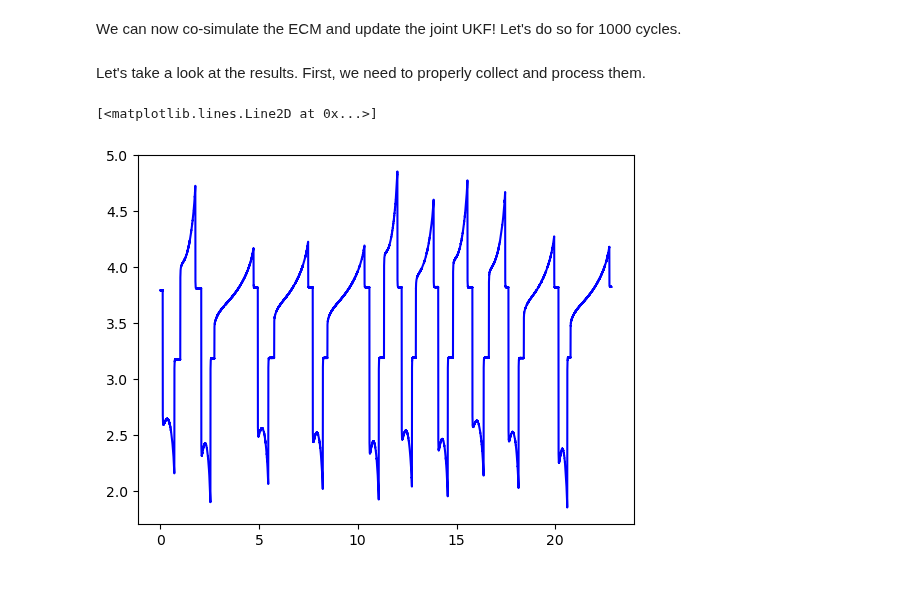
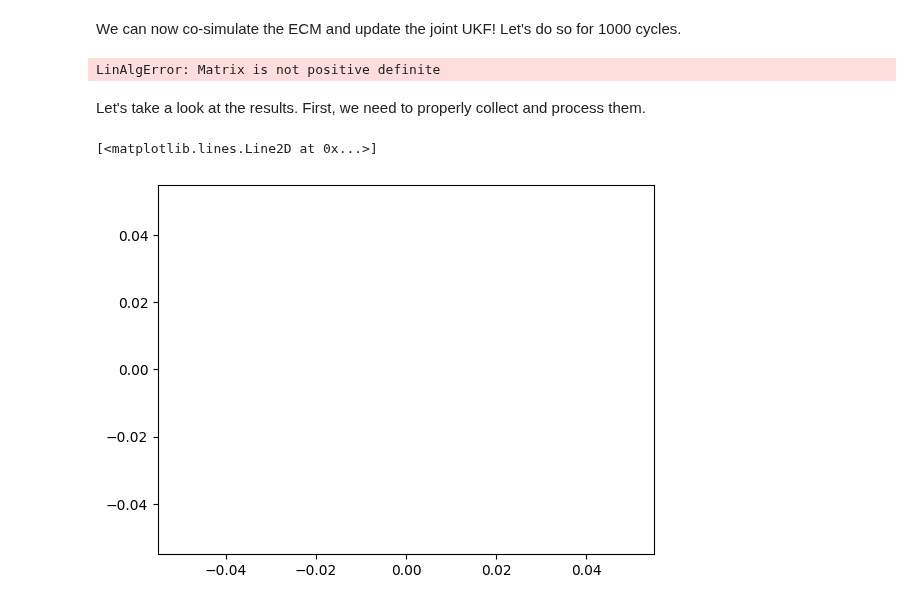
Before and after one commit to ROVI-org/auto-soh, a Jupyter notebook: notebooks/demonstrate_joint_ukf.ipynb, the cells around one changed output. Saved outputs shown, nothing was run; the diff lists cells and outputs as text; code cells hidden in the pictures.

```diff
--- a/notebooks/demonstrate_joint_ukf.ipynb
+++ b/notebooks/demonstrate_joint_ukf.ipynb
@@ -532,16 +532,14 @@ noise_asoh = 1.0e-10 * np.eye(len(asoh_off_array))
 noise_asoh[0, 0] = 6.25e-04 # Qt value is 10 Amp-hour, so +/- 0.05 Amp-hour is reasonable
 noise_asoh[-2, -2] = 1.0e02 # C_RC value is 2500 afterall...
 noise_tran = 1.0e-08 * np.eye(3)
-rint_joint_ukf = JointUKF(
-    model=ECM(),
+thenevin_joint_ukf = JointEstimator.initialize_unscented_kalman_filter(
+    cell_model=ECM(),
+    initial_asoh=asoh_off,
     initial_transients=transient0_off,
-    initial_asoh=asoh_off,
     initial_inputs=simulator.previous_input.model_copy(deep=True),
-    initial_covariance=block_diag(cov_tran, cov_asoh),  # TODO (wardlt): Consider keeping ASOH and transients as separate kwargs
-    covariance_process_noise=block_diag(noise_tran, noise_asoh),
-    covariance_sensor_noise=noise_sensor,
-    normalize_asoh=False
-)
+    covariance_joint=block_diag(cov_tran, cov_asoh),
+    joint_covariance_process_noise=block_diag(noise_tran, noise_asoh),
+    covariance_sensor_noise=noise_sensor)
 # %% [output]
 Perturbed initial transient state:  [[ 0.9997058   9.50047844 -0.02532345]]
 Perturbed A-SOH parameters:  [[1.00494912e+01 9.99999828e-01 5.27768242e-02 4.99397506e-02
@@ -571,29 +569,31 @@ for _ in tqdm(range(num_cycles)):
         # Add noise to give to the UKF and store it
         vt = cell_response.terminal_voltage.item() + rng.normal(loc=0.0, scale=voltage_err / 2)
         noisy_voltage += [vt]
-        # # Step the joint estimator
-        # measurement = ECMMeasurement(terminal_voltage=vt)
-        # pred_measure, est_hidden = joint_ukf.step(u=new_input, y=measurement)
-        # # Save to the dictionary
-        # joint_ukf_predictions['joint_states'] += [est_hidden.model_copy(deep=True)]
-        # joint_ukf_predictions['voltages'] += [pred_measure.model_copy(deep=True)]
+        # Step the joint estimator
+        measurement = ECMMeasurement(terminal_voltage=vt)
+        est_hidden, pred_measure = thenevin_joint_ukf.step(inputs=new_input, measurements=measurement)
+        # Save to the dictionary
+        joint_ukf_predictions['joint_states'] += [est_hidden.model_copy(deep=True)]
+        joint_ukf_predictions['voltages'] += [pred_measure.model_copy(deep=True)]
 
     # TODO: degrade asoh
 
     # Update the start time of the next cycle
     start_time = protocol[-1].time.item() + 1.0e-03
+# %% [output]
+LinAlgError: Matrix is not positive definite
 # %% [markdown]
 Let's take a look at the results. First, we need to properly collect and process them.
 # %%
 num_points = len(joint_ukf_predictions['voltages'])
 timestamps = np.array([control.time.item() for control in controls])
-plt.plot(timestamps[:len(noisy_voltage)]/ 3600,
-         noisy_voltage,
-         color='blue')
-# plt.plot(timestamps[:num_points]/ 3600,
-#          [pred.mean for pred in joint_ukf_predictions['voltages']],
-#          linestyle=':',
-#          color='red')
+# plt.plot(timestamps[:len(noisy_voltage)]/ 3600,
+#          noisy_voltage,
+#          color='blue')
+plt.plot(timestamps[:num_points]/ 3600,
+         [pred.get_mean() for pred in joint_ukf_predictions['voltages']],
+         linestyle=':',
+         color='red')
 # %% [output]
 [<matplotlib.lines.Line2D at 0x...>]
-[figure, old version]
+[figure, new version]
```
Also changed, not shown: parts of 5 cells of this notebook.
